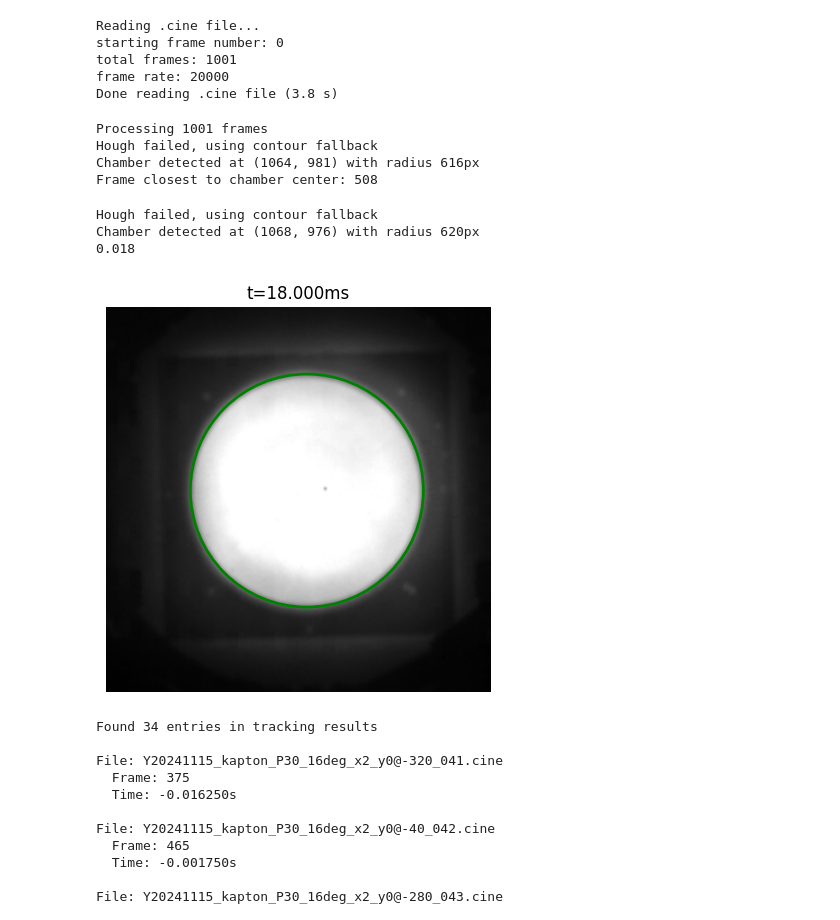
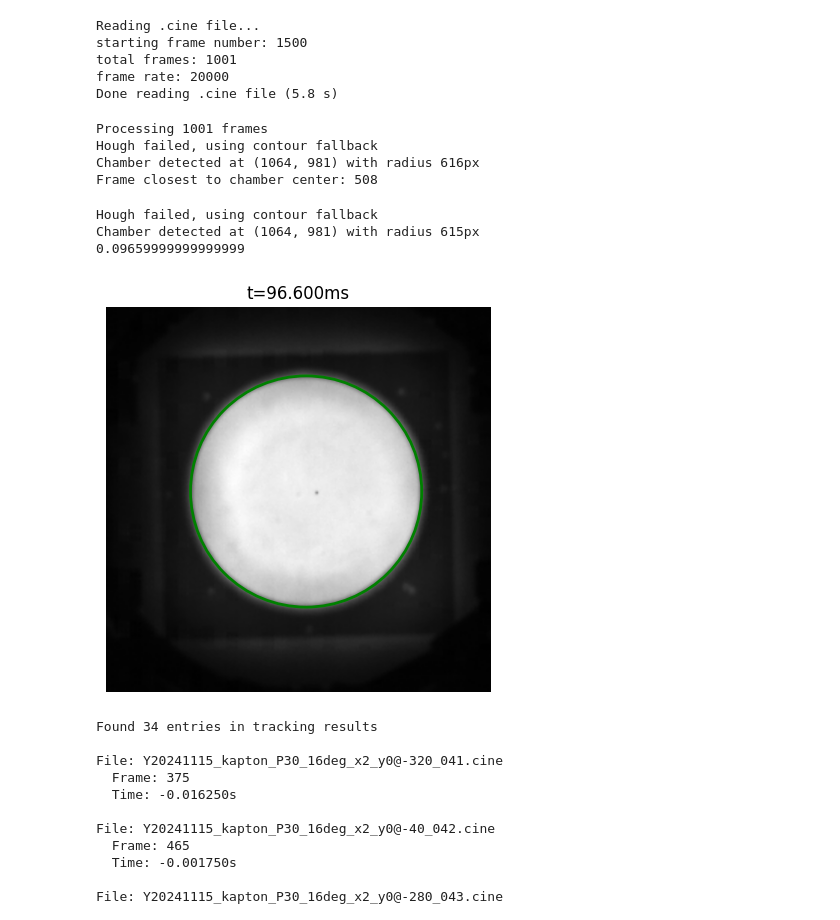
Before and after one commit to hjia94/data-analysis, a Jupyter notebook: object_tracking/fastcam_test.ipynb, the cells around one changed output. Cells and saved outputs as stored; diff of their text form; code cells hidden in the pictures.

```diff
--- a/object_tracking/fastcam_test.ipynb
+++ b/object_tracking/fastcam_test.ipynb
@@ -12,7 +12,7 @@ from pathlib import Path
 from read_cine import read_cine, convert_cine_to_avi
 from track_object import track_object, detect_chamber, update_tracking_result, show_tracking_results
 # %%
-cine_path = r"E:\good_data\kapton\He3kA_B250G500G_pl0t20_uw15t35\Y20241115_kapton_P30_16deg_x2_y0@350_045.cine"
+cine_path = r"E:\good_data\kapton\He3kA_B250G500G_pl0t20_uw15t35\Y20241115_kapton_P30_-16deg_x36_y0@1900_097.cine"
 avi_path = cine_path.replace('.cine', '.avi')
 
 tarr, frarr, dt = read_cine(cine_path)
@@ -20,10 +20,10 @@ tarr, frarr, dt = read_cine(cine_path)
 # convert_cine_to_avi(frarr, avi_path)
 # %% [output]
 Reading .cine file...
-starting frame number: 0
+starting frame number: 1500
 total frames: 1001
 frame rate: 20000
-Done reading .cine file (3.8 s)
+Done reading .cine file (5.8 s)
 # %%
 parr, frarr, cf = track_object(avi_path)
 # %% [output]
@@ -32,38 +32,38 @@ Hough failed, using contour fallback
 Chamber detected at (1064, 981) with radius 616px
 Frame closest to chamber center: 508
 # %%
-frame_num = 360
+frame_num = 432
 
 cap = cv2.VideoCapture(avi_path)
 cap.set(cv2.CAP_PROP_POS_FRAMES, frame_num)
 ret, frame = cap.read()
 if not ret:
     raise ValueError(f"Could not read frame")
 
 # Detect chamber
 (cx, cy), chamber_radius = detect_chamber(frame)
 
 total_frames = int(cap.get(cv2.CAP_PROP_FRAME_COUNT))
 
 # Display the original frame
 plt.figure(figsize=(15, 5))
 plt.imshow(cv2.cvtColor(frame, cv2.COLOR_BGR2RGB))
 
 # Draw the chamber as a circle
 chamber_circle = plt.Circle((cx, cy), chamber_radius, fill=False, color='green', linewidth=2)
 plt.gca().add_patch(chamber_circle)
 
 plt.title(f"t={tarr[frame_num] * 1e3:.3f}ms")
 plt.axis('off')
 
 cap.release()
 
 print(tarr[frame_num])
 # %% [output]
 Hough failed, using contour fallback
-Chamber detected at (1068, 976) with radius 620px
-0.018
+Chamber detected at (1064, 981) with radius 615px
+0.09659999999999999
-[figure, old version]
+[figure, new version]
 # %%
 v = 9.8*np.sqrt(2*1/9.8) # velocity at center of chamber in m/s
 
```
Also changed, not shown: 3 other files.
